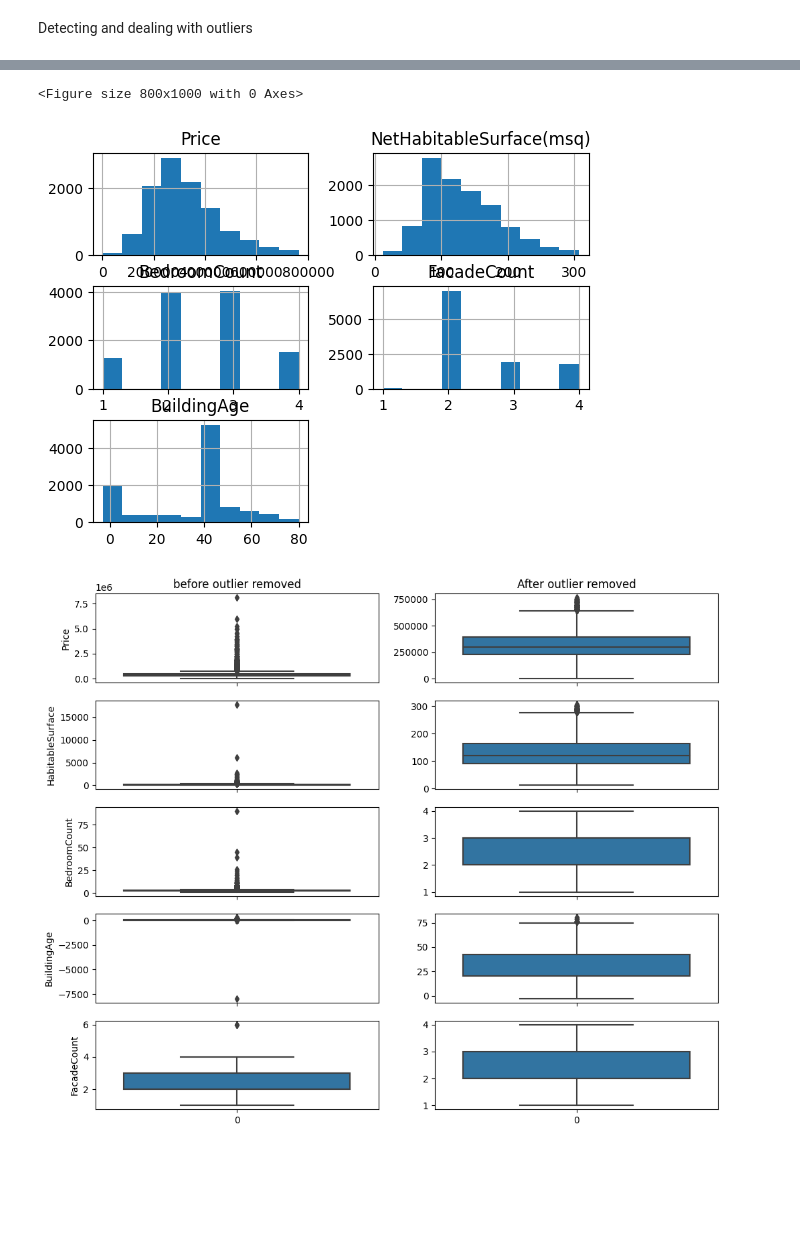
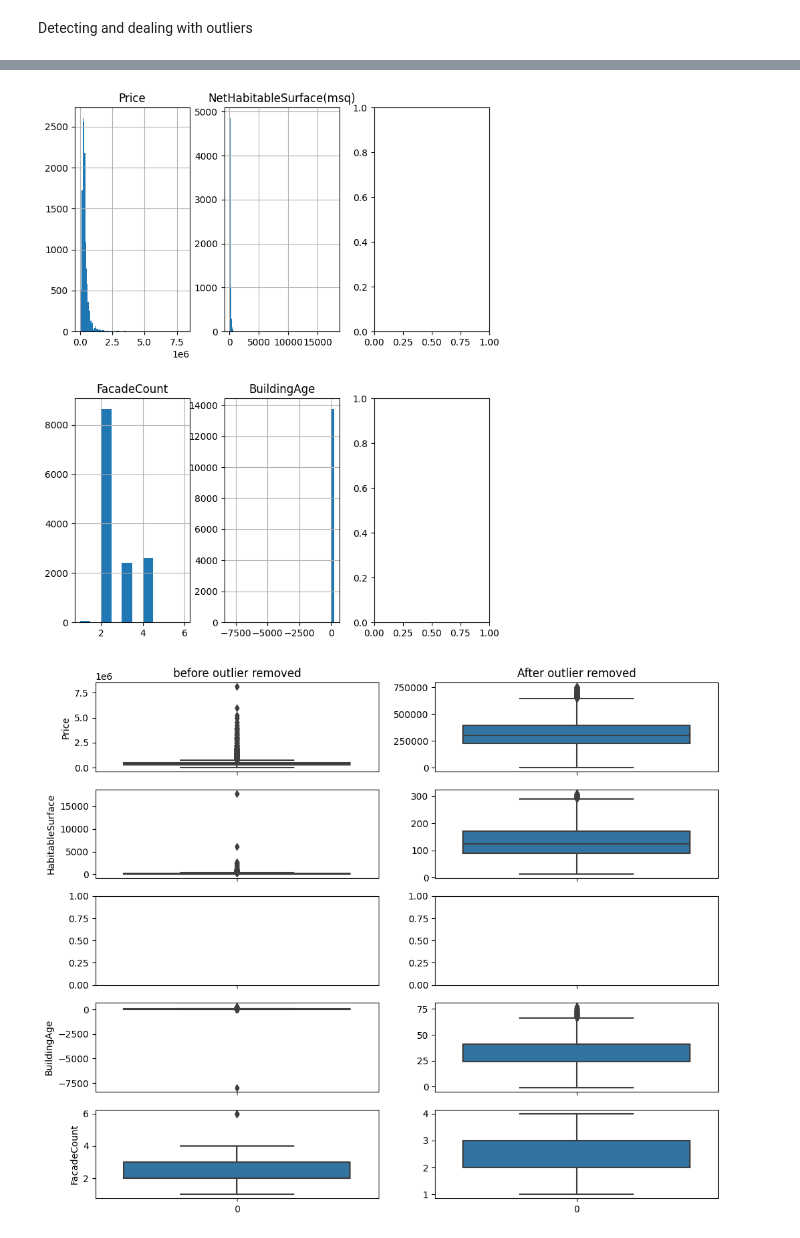
Before and after one commit to Genet-Abay/real-estate-price-prediction, a Jupyter notebook: data_analysis/data_analysis.ipynb, the cells around one changed output, grey strips where cells are left out. Saved outputs shown, nothing was run; the diff lists cells and outputs as text; code cells hidden in the pictures; blank space fills up the shorter version.

```diff
--- a/data_analysis/data_analysis.ipynb
+++ b/data_analysis/data_analysis.ipynb
@@ -139,3 +151,5 @@ df = df.drop(['ID','Floor', 'IsIsolated', 'SchoolDistance', 'ShopDistance', 'Tra
+# %%
+df = df.drop(['Province', 'locality', 'BedroomCount', 'PostCode'], axis=1)
 # %%
 df.columns
 # %% [output]
@@ -155,4 +168,7 @@ Remove rows
 #remove rows where value of column NetHabitableSurface(17% missing) and BedroomCount(2%)is nan in order to avoid the bias from mean media or mode insertion
 #Remove rows with nan values in column province and region -> post code in that row also fault which can not be extracted from lookup table
 
-df = df.dropna(subset=['NetHabitableSurface(msq)', 'BedroomCount', 'Province', 'Region'])
+df = df.dropna(subset=['NetHabitableSurface(msq)','Region'])
+#df = df.dropna(subset=['NetHabitableSurface(msq)', 'BedroomCount', 'Province', 'Region'])
+#remaining data
+df.shape
@@ -172,4 +185,5 @@ Replacing nan values
 Catagorical data -> new value(unknown), most frequenct value, using ml predicting model to find the missing value
 continous values -> mean, mode, median or using pridicting model
 # %%
-df.fillna({'IsDoubleGlaze':'Unknown','KitchekType':'Unknown','BuildingCondition':'Unknown', 'street':'Unknown' },inplace=True)
+
+df.fillna({'KitchekType':'Unknown','BuildingCondition':'Unknown' },inplace=True)
@@ -187,5 +200,5 @@ df.fillna({'BuildingAge':mean_buildingAge},inplace=True)
 # %%
-df.fillna({'HasLift':False, 'HasGarden': False, 'HasBasement': False},inplace=True)
+df.fillna({'HasLift':False, 'HasGarden': False, 'HasBasement': False, 'IsDoubleGlaze': False},inplace=True)
 # %%
 #heating type will be replaced by most frequent value
 mode_heatingType = df['HeatingType'].mode()[0]  #common to the community
@@ -261,12 +260,17 @@ df_out=df
 for col in col_names_toremove_outliers:
     df_out=  remove_outliers(df_out, col)
 # %%
-plt.figure(figsize=(8,10))
-df_out.hist()
+fig, axs = plt.subplots(2,3,figsize=(8,10))
+
+
+df.hist(column='Price', ax= axs[0][0], bins=120)
+df.hist(column='NetHabitableSurface(msq)', ax= axs[0][1], bins=330)
+df.hist(column='FacadeCount', ax= axs[1][0])
+df.hist(column='BuildingAge', ax= axs[1][1], bins=30)
+
 plt.show()
 # %% [output]
-<Figure size 800x1000 with 0 Axes>
-[figure, old version]
+[figure, new version]
 # %%
 #['Price', 'NetHabitableSurface(msq)',	'BedroomCount',	'FacadeCount',	'BuildingAge']
 from matplotlib.pyplot import xlabel
@@ -284,9 +288,9 @@ ax3=  sns.boxplot(df['NetHabitableSurface(msq)'], ax=axs[1][0])
 ax4=  sns.boxplot(df_out['NetHabitableSurface(msq)'], ax=axs[1][1])
 ax3.set(ylabel='HabitableSurface')
 
-ax5=  sns.boxplot(df['BedroomCount'], ax=axs[2][0])
-ax6=  sns.boxplot(df_out['BedroomCount'], ax=axs[2][1])
-ax5.set(ylabel='BedroomCount')
+# ax5=  sns.boxplot(df['BedroomCount'], ax=axs[2][0])
+# ax6=  sns.boxplot(df_out['BedroomCount'], ax=axs[2][1])
+# ax5.set(ylabel='BedroomCount')
 
 ax7=  sns.boxplot(df['BuildingAge'], ax=axs[3][0])
 ax8=  sns.boxplot(df_out['BuildingAge'], ax=axs[3][1])
@@ -300,4 +304,4 @@ ax9.set(ylabel='FacadeCount')
 
 plt.show()
 # %% [output]
-[figure, old version]
+[figure, new version]
```
Also changed, not shown: parts of 60 cells of this notebook.
